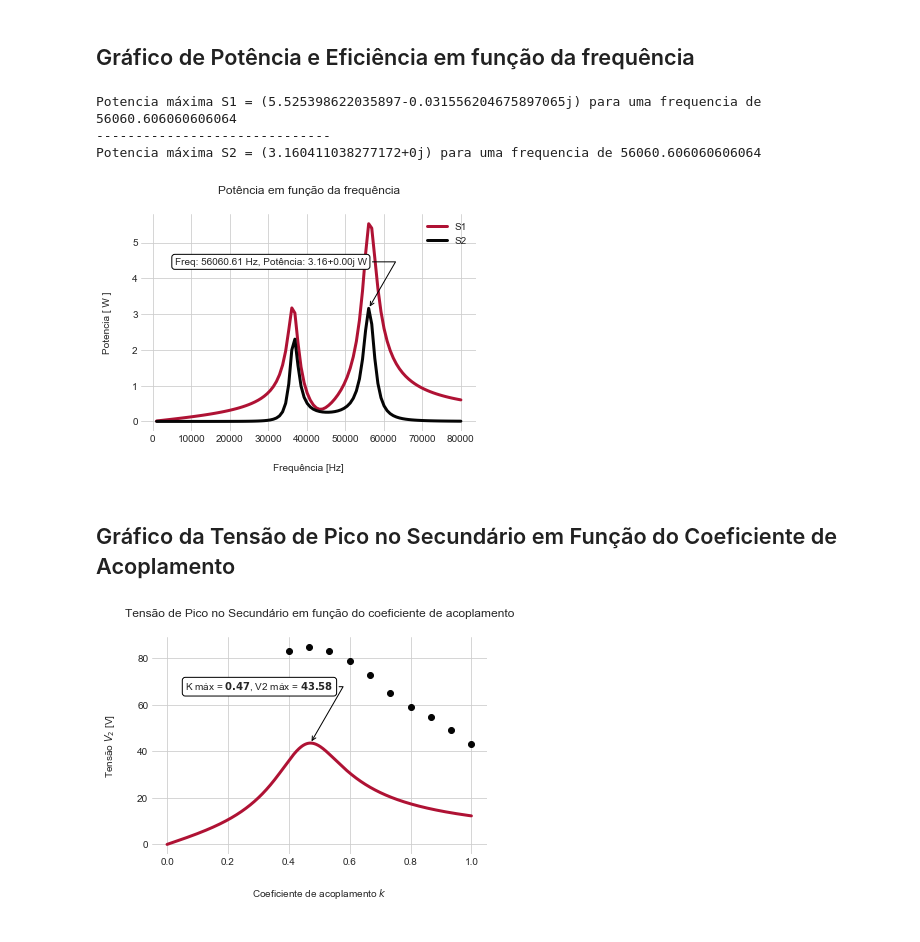
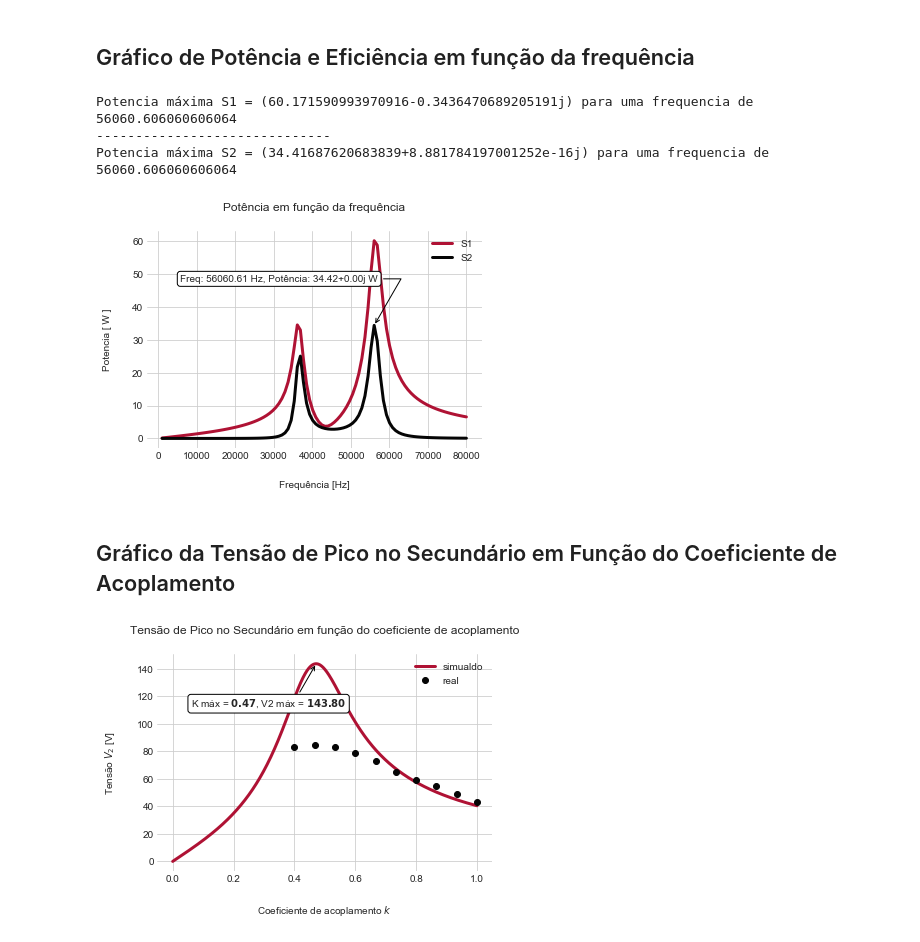
Before and after one commit to lucasfonseca19/projeto-eletromag, a Jupyter notebook: projeto.ipynb, the cells around one changed output. Saved outputs shown, nothing was run; the diff lists cells and outputs as text; code cells hidden in the pictures.

Commit message:
todos os graficos tem labels corretas

```diff
--- a/projeto.ipynb
+++ b/projeto.ipynb
@@ -57,7 +57,7 @@ def calcular_transformador(Uf, Rc, k, f, R1, R2, L1, L2, C, p):
 # %%
 
 # Entradas da função: Uf(volts), Rc(ohms), k, R1(ohms), L1(Henry), C1(Henry)
-Uf = 10 # Tensão da fonte (pico)
+Uf = 33# Tensão da fonte (pico)
 Rc = 400  # Resistência do capacitor
 k = 0.4714  # Coeficiente de acoplamento
 f = 44646.464  # frequencia da fonte
@@ -331,10 +331,10 @@ print("-" * 30)
 print("Potencia máxima S2 = {} para uma frequencia de {}".format(max_s2, f_max_s2))
 plt.savefig(f'Potencia.png', dpi=300)
 # %% [output]
-Potencia máxima S1 = (5.525398622035897-0.031556204675897065j) para uma frequencia de 56060.606060606064
+Potencia máxima S1 = (60.171590993970916-0.3436470689205191j) para uma frequencia de 56060.606060606064
 ------------------------------
-Potencia máxima S2 = (3.160411038277172+0j) para uma frequencia de 56060.606060606064
+Potencia máxima S2 = (34.41687620683839+8.881784197001252e-16j) para uma frequencia de 56060.606060606064
-[figure, old version]
+[figure, new version]
 # %% [markdown]
 ## Gráfico da Tensão de Pico no Secundário em Função do Coeficiente de Acoplamento
 # %%
@@ -353,34 +353,35 @@ for k in K:
 
 
 k_max = K[V2.index(max(V2))]
 fig, ax = plt.subplots()
 ax.spines['top'].set_visible(False)
 ax.spines['right'].set_visible(False)
 ax.spines['bottom'].set_visible(False)
 ax.spines['left'].set_visible(False)
 plt.style.use('seaborn-whitegrid')
 
 # the text will have k_max and max_v2 in bold
 text = r"K máx = $\bf{%.2f}$, V2 máx = $\bf{%.2f}$" % (k_max, max(V2))
 bbox_props = dict(boxstyle='round', fc='white', ec='black', lw=1)
 arrowprops=dict(arrowstyle="->",connectionstyle="angle,angleA=0,angleB=60")
 kw = dict(xycoords='data',textcoords="axes fraction",
           arrowprops=arrowprops, bbox=bbox_props, ha="left", va="top")
 
 ax.annotate(text, xy=(k_max,max(V2)), xytext=(0.1,0.8), **kw)
 
 #somente para comparacao, medimos o V2, na carga, alimentando o primario com 33v, esses valores so servem para comparar com uma entreada de 33v
 v2_real = [83,85, 83, 79, 73, 65, 59, 55, 49, 43]
 dist_real = np.linspace(0.4,1,10)
 
 
 
-plt.plot(K,V2,color="#af1234",linewidth=3)
-plt.plot(dist_real, v2_real, 'o', color="#050505", )
+plt.plot(K,V2,label='simualdo', color="#af1234",linewidth=3)
+plt.plot(dist_real, v2_real, 'o', label='real', color="#050505", )
+plt.legend()
 plt.xlabel("Coeficiente de acoplamento $k$",labelpad=20)
 plt.ylabel("Tensão $V_2$ [V]",labelpad=20)
 plt.grid(True)
 plt.title("Tensão de Pico no Secundário em função do coeficiente de acoplamento", pad=20)
-plt.savefig("tensão_acoplamento.png", dpi=300)
+plt.savefig("tensão_acoplamento.png", dpi=400)
 # %% [output]
-[figure, old version]
+[figure, new version]
```
Also changed, not shown: parts of 3 cells of this notebook, 3 other files.
